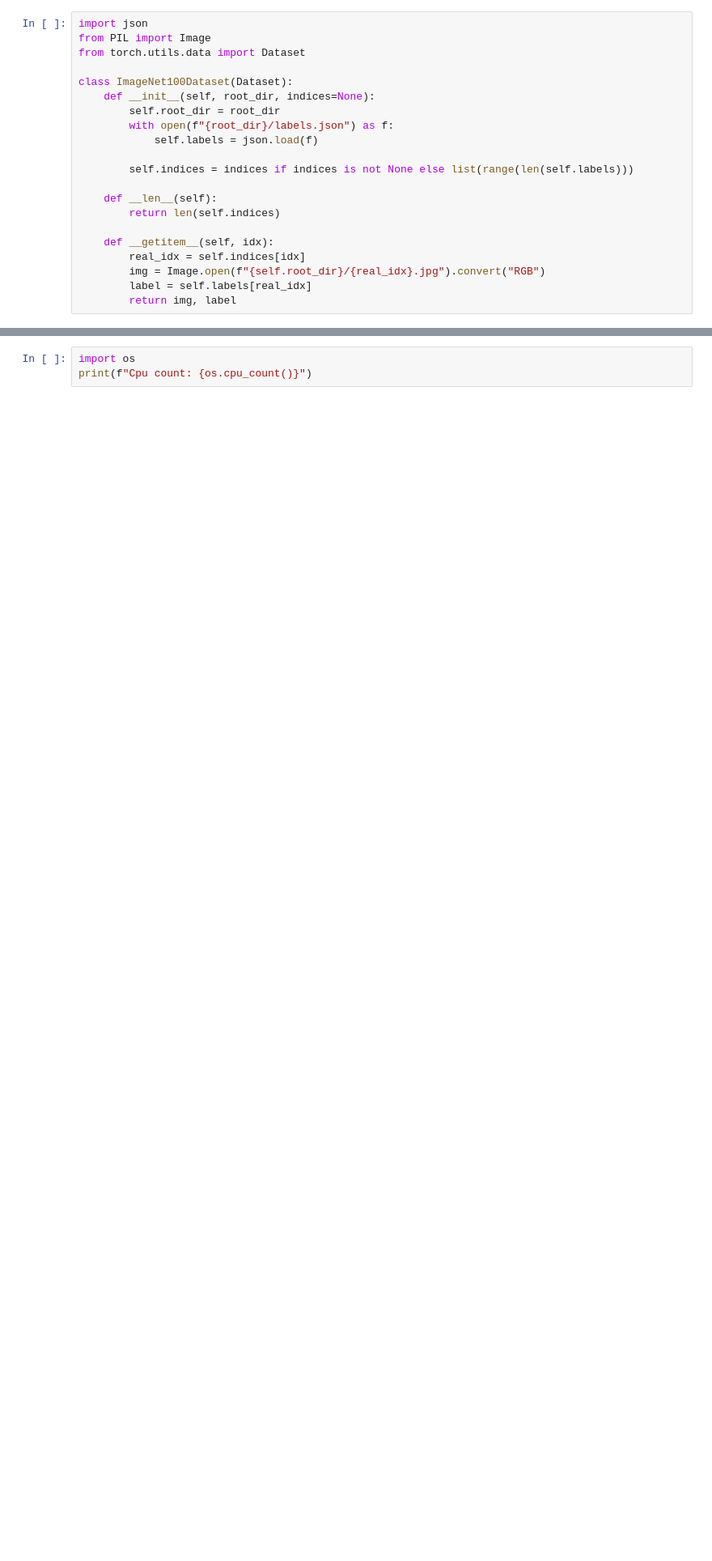
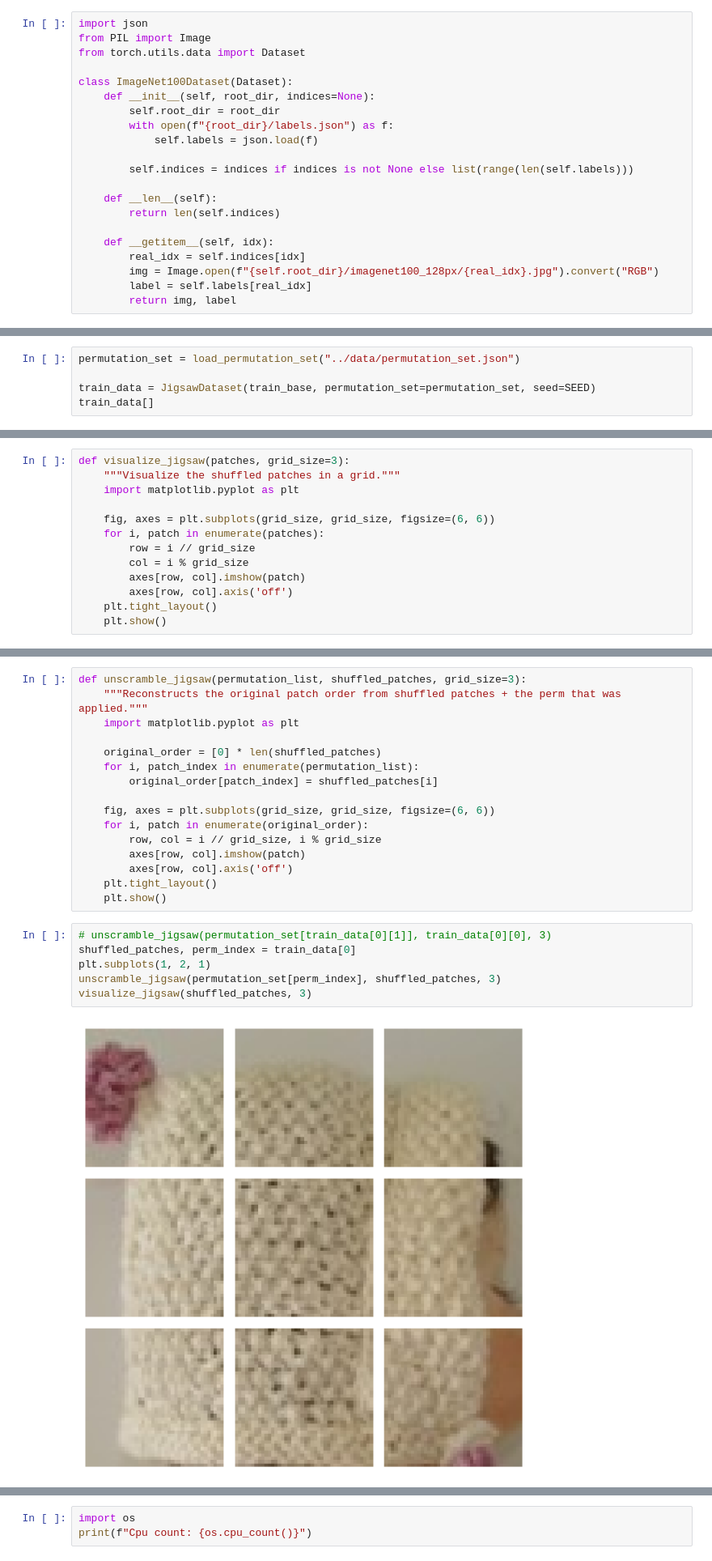
Before and after one commit to VennamaneniShreyansh/Puzzly, a Jupyter notebook: notebooks/custom_dataset.ipynb, the cells around one changed output, grey strips where cells are left out. Shown at 81% size. Saved outputs shown, nothing was run; the diff lists cells and outputs as text; blank space fills up the shorter version.

Commit message:
Dataset

```diff
--- a/notebooks/custom_dataset.ipynb
+++ b/notebooks/custom_dataset.ipynb
@@ -16,6 +16,6 @@ class ImageNet100Dataset(Dataset):
 
     def __getitem__(self, idx):
         real_idx = self.indices[idx]
-        img = Image.open(f"{self.root_dir}/{real_idx}.jpg").convert("RGB")
+        img = Image.open(f"{self.root_dir}/imagenet100_128px/{real_idx}.jpg").convert("RGB")
         label = self.labels[real_idx]
         return img, label
@@ -72,0 +111,5 @@ class JigsawDataset(Dataset): # Datset for jigsaw puzzle task
+# %%
+permutation_set = load_permutation_set("../data/permutation_set.json")
+
+train_data = JigsawDataset(train_base, permutation_set=permutation_set, seed=SEED)
+train_data[]
@@ -72,0 +127,13 @@ class JigsawDataset(Dataset): # Datset for jigsaw puzzle task
+# %%
+def visualize_jigsaw(patches, grid_size=3):
+    """Visualize the shuffled patches in a grid."""
+    import matplotlib.pyplot as plt
+
+    fig, axes = plt.subplots(grid_size, grid_size, figsize=(6, 6))
+    for i, patch in enumerate(patches):
+        row = i // grid_size
+        col = i % grid_size
+        axes[row, col].imshow(patch)
+        axes[row, col].axis('off')
+    plt.tight_layout()
+    plt.show()
@@ -72,0 +143,24 @@ class JigsawDataset(Dataset): # Datset for jigsaw puzzle task
+# %%
+def unscramble_jigsaw(permutation_list, shuffled_patches, grid_size=3):
+    """Reconstructs the original patch order from shuffled patches + the perm that was applied."""
+    import matplotlib.pyplot as plt
+
+    original_order = [0] * len(shuffled_patches)
+    for i, patch_index in enumerate(permutation_list):
+        original_order[patch_index] = shuffled_patches[i]
+
+    fig, axes = plt.subplots(grid_size, grid_size, figsize=(6, 6))
+    for i, patch in enumerate(original_order):
+        row, col = i // grid_size, i % grid_size
+        axes[row, col].imshow(patch)
+        axes[row, col].axis('off')
+    plt.tight_layout()
+    plt.show()
+# %%
+# unscramble_jigsaw(permutation_set[train_data[0][1]], train_data[0][0], 3)
+shuffled_patches, perm_index = train_data[0]
+plt.subplots(1, 2, 1)
+unscramble_jigsaw(permutation_set[perm_index], shuffled_patches, 3)
+visualize_jigsaw(shuffled_patches, 3)
+# %% [output]
+[figure, added]
```
Also changed, not shown: parts of 8 cells of this notebook, 1 other file.
